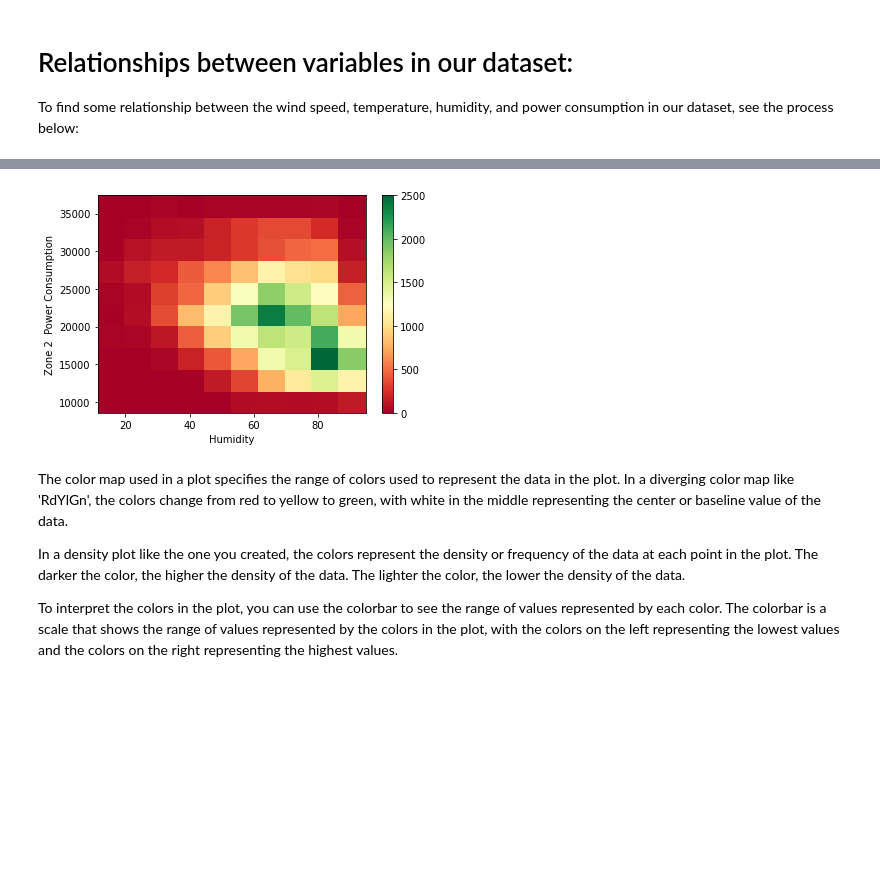
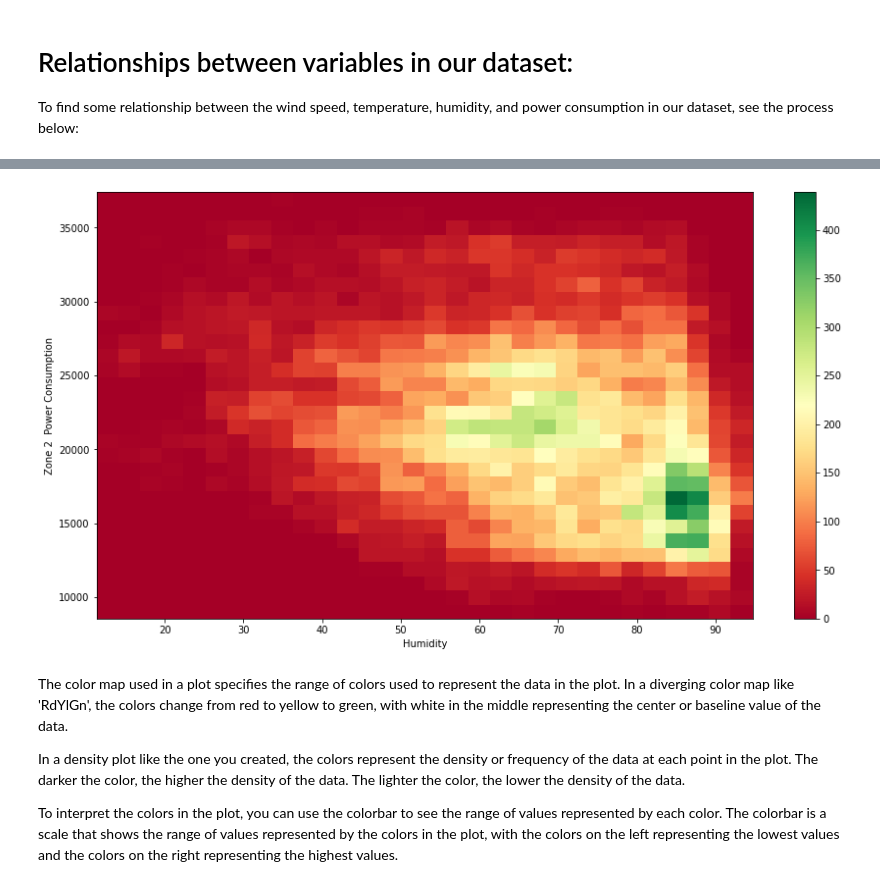
Before and after one commit to Chuka-J-Uzo/Regression_Analysis_PowerConsumption_Data, a Jupyter notebook: Regression_model_Energy_Consumption.ipynb, the cells around one changed output, grey strips where cells are left out. Cells and saved outputs as stored; diff of their text form; code cells hidden in the pictures; blank space fills up the shorter version.

```diff
--- a/Regression_model_Energy_Consumption.ipynb
+++ b/Regression_model_Energy_Consumption.ipynb
@@ -114,22 +125,25 @@ plt.show()
 # %%
 # Select the temperature and general diffuse flows columns
 x = df['Humidity']
 y = df['Zone 2  Power Consumption']
 
+# Set the size of the figure
+plt.figure(figsize=(15, 8))
+
 # Create a density plot using Matplotlib
-plt.hist2d(x, y, cmap='RdYlGn')
+plt.hist2d(x, y, cmap='RdYlGn', bins=30)
 
 # Add a colorbar to the plot
 plt.colorbar()
 
 # Label the axis
 plt.xlabel('Humidity')
 plt.ylabel('Zone 2  Power Consumption')
 
 # Show the plot
 plt.show()
 # %% [output]
-[figure, old version]
+[figure, new version]
 # %% [markdown]
 The color map used in a plot specifies the range of colors used to represent the data in the plot. In a diverging color map like 'RdYlGn', the colors change from red to yellow to green, with white in the middle representing the center or baseline value of the data.
 
```
Also changed, not shown: parts of 5 cells of this notebook.
